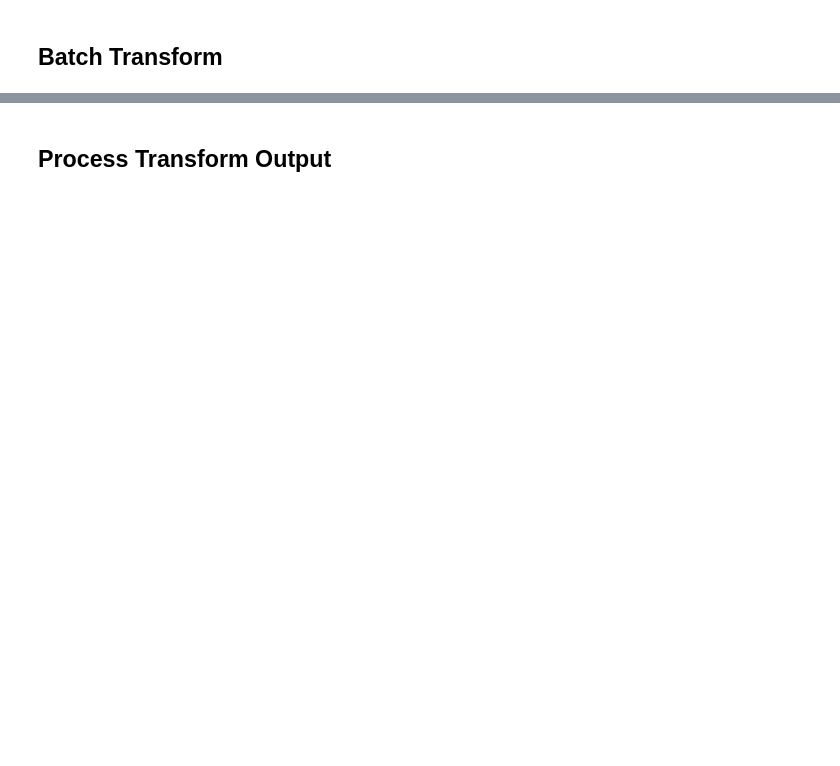
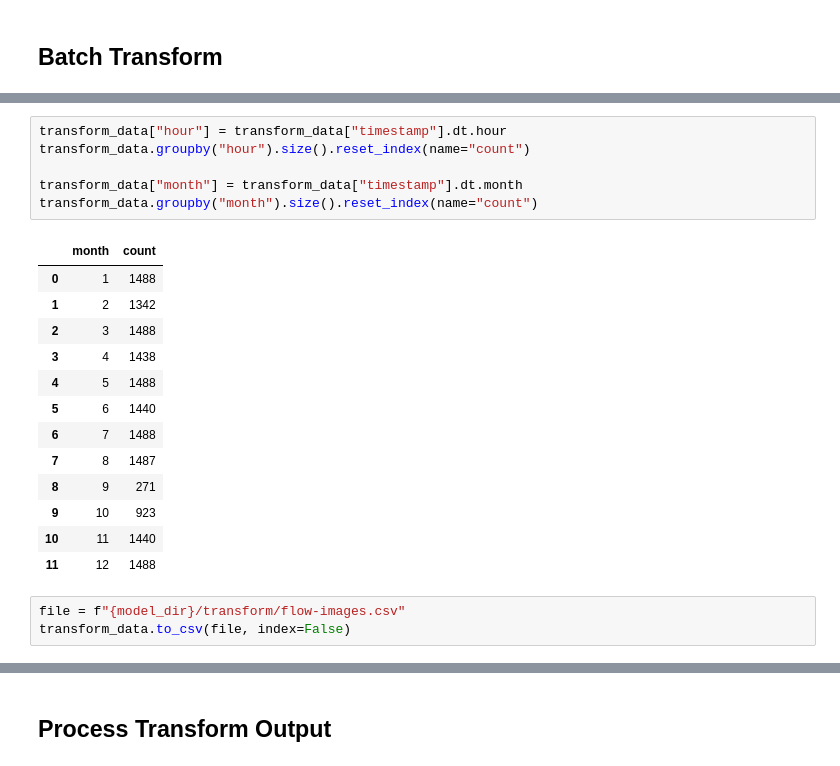
Before and after one commit to EcoSHEDS/fpe-model, a Jupyter notebook: fpe-rank-sagemaker-usgs.ipynb, the cells around one changed output, grey strips where cells are left out. Cells and saved outputs as stored; diff of their text form; blank space fills up the shorter version.

```diff
--- a/fpe-rank-sagemaker-usgs.ipynb
+++ b/fpe-rank-sagemaker-usgs.ipynb
@@ -143,0 +173,23 @@ model_artifact_s3_location
+# %%
+transform_data["hour"] = transform_data["timestamp"].dt.hour
+transform_data.groupby("hour").size().reset_index(name="count")
+
+transform_data["month"] = transform_data["timestamp"].dt.month
+transform_data.groupby("month").size().reset_index(name="count")
+# %% [output]
+|  | month | count |
+| 0 | 1 | 1488 |
+| 1 | 2 | 1342 |
+| 2 | 3 | 1488 |
+| 3 | 4 | 1438 |
+| 4 | 5 | 1488 |
+| 5 | 6 | 1440 |
+| 6 | 7 | 1488 |
+| 7 | 8 | 1487 |
+| 8 | 9 | 271 |
+| 9 | 10 | 923 |
+| 10 | 11 | 1440 |
+| 11 | 12 | 1488 |
+# %%
+file = f"{model_dir}/transform/flow-images.csv"
+transform_data.to_csv(file, index=False)
```
Also changed, not shown: parts of 33 cells of this notebook, 6 other files.
